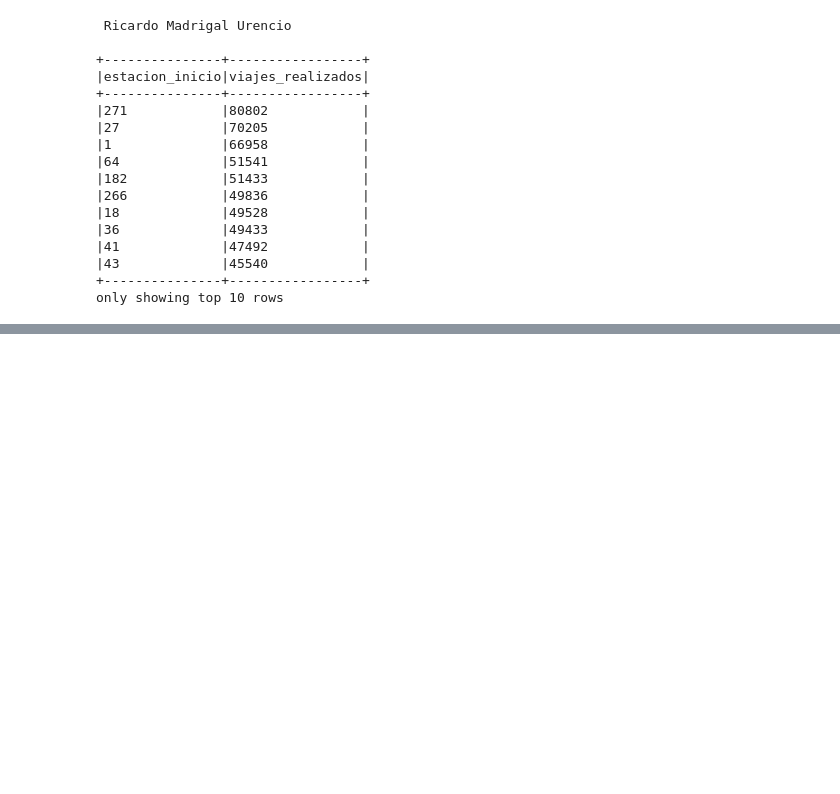
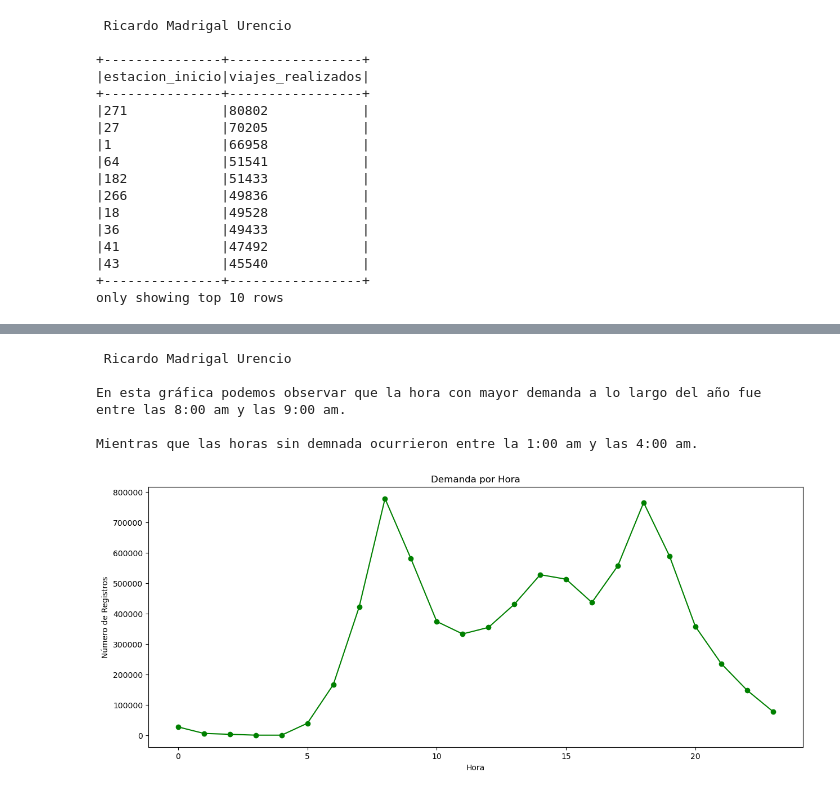
Before and after one commit to Madris1402/Analisis_de_Macrodatos_2025-I, a Jupyter notebook: Tareas/Tarea 04/Tarea04_Ecobici_Analisis.ipynb, the cells around one changed output, grey strips where cells are left out. Drawn from its saved outputs; the diff is of its cells as text; code cells hidden in the pictures; blank space fills up the shorter version.

```diff
--- a/Tareas/Tarea 04/Tarea04_Ecobici_Analisis.ipynb
+++ b/Tareas/Tarea 04/Tarea04_Ecobici_Analisis.ipynb
@@ -180,0 +244,29 @@ only showing top 1 row
+# %%
+##Gráfica de demanda por hora
+campo = "num_hora_retiro"
+
+sqlstr = f"""select {campo} hora, count(*) viajes_realizados
+from ecobiciretiros
+group by  hora
+order by 1
+"""
+
+print(nombre)
+dfh = spark.sql(sqlstr).toPandas()
+
+plt.figure(figsize=(15,6))
+plt.plot(dfh['hora'], dfh['viajes_realizados'], marker='o', linestyle='-', color='g')
+
+plt.xlabel('Hora')
+plt.ylabel('Número de Registros')
+plt.title('Demanda por Hora')
+
+print("En esta gráfica podemos observar que la hora con mayor demanda a lo largo del año fue entre las 8:00 am y las 9:00 am.\n")
+print("Mientras que las horas sin demnada ocurrieron entre la 1:00 am y las 4:00 am.\n")
+# %% [output]
+ Ricardo Madrigal Urencio
+
+En esta gráfica podemos observar que la hora con mayor demanda a lo largo del año fue entre las 8:00 am y las 9:00 am.
+
+Mientras que las horas sin demnada ocurrieron entre la 1:00 am y las 4:00 am.
+[figure, added]
```
Also changed, not shown: parts of 17 cells of this notebook, 1 other file.
